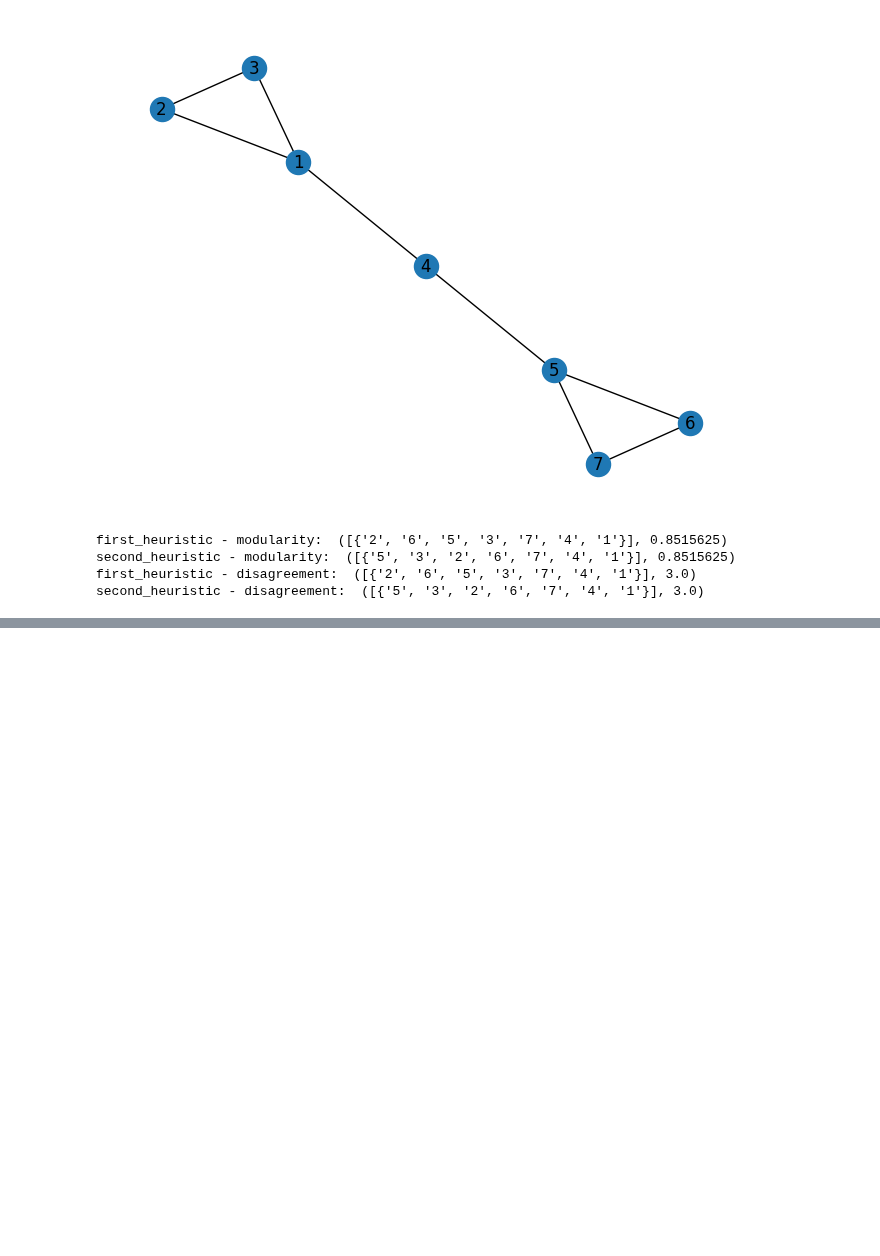
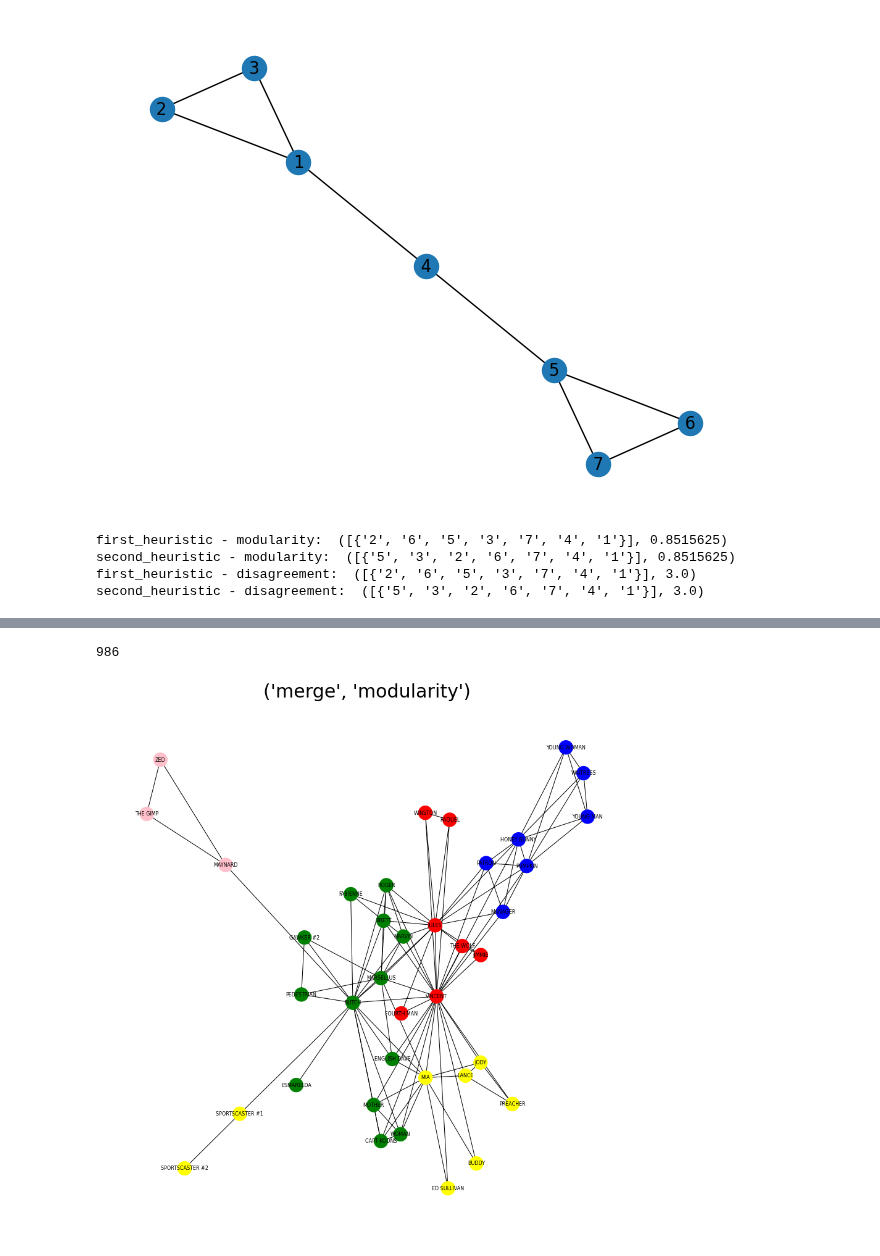
Before and after one commit to Hanno1/AlgorithmischeNetzwerkanalyseLAB, a Jupyter notebook: persentation_task5.ipynb, the cells around one changed output, grey strips where cells are left out. Saved outputs shown, nothing was run; the diff lists cells and outputs as text; code cells hidden in the pictures; blank space fills up the shorter version.

```diff
--- a/persentation_task5.ipynb
+++ b/persentation_task5.ipynb
@@ -182,0 +282,5 @@ def groessenverteilung(clustering)
+# %%
+visualize_segmentation("networks/movies/pulpfiction.gexf", clustering, "merge", "modularity")
+# %% [output]
+986
+[figure, added]
```
Also changed, not shown: parts of 21 cells of this notebook, 10 other files.
